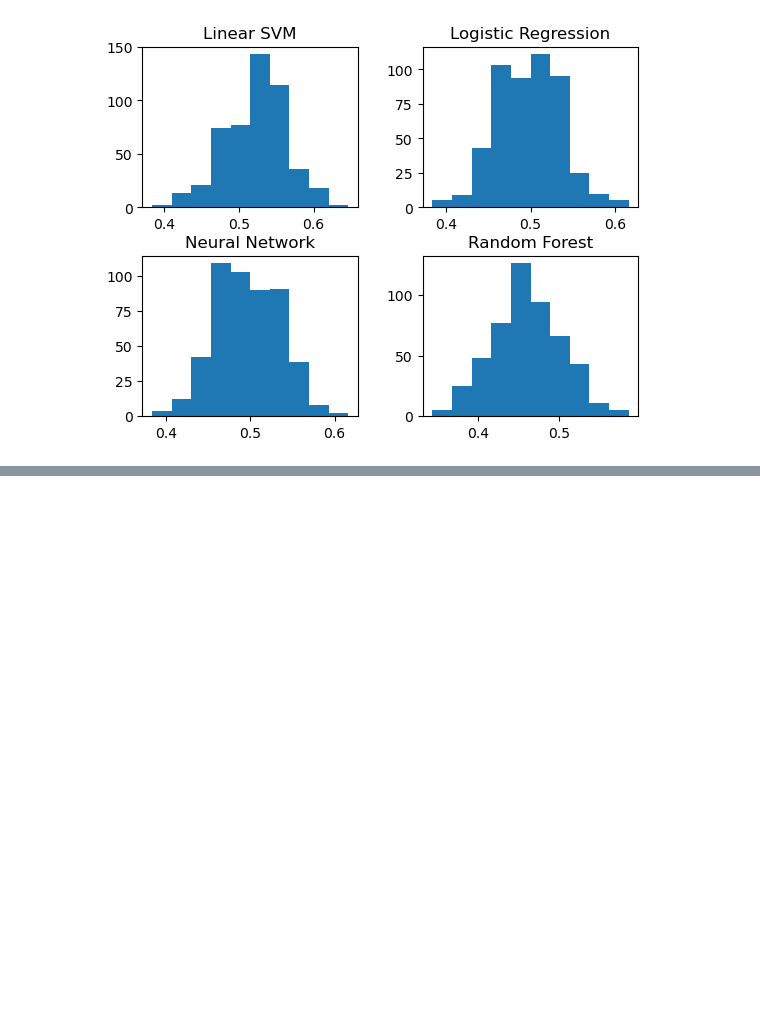
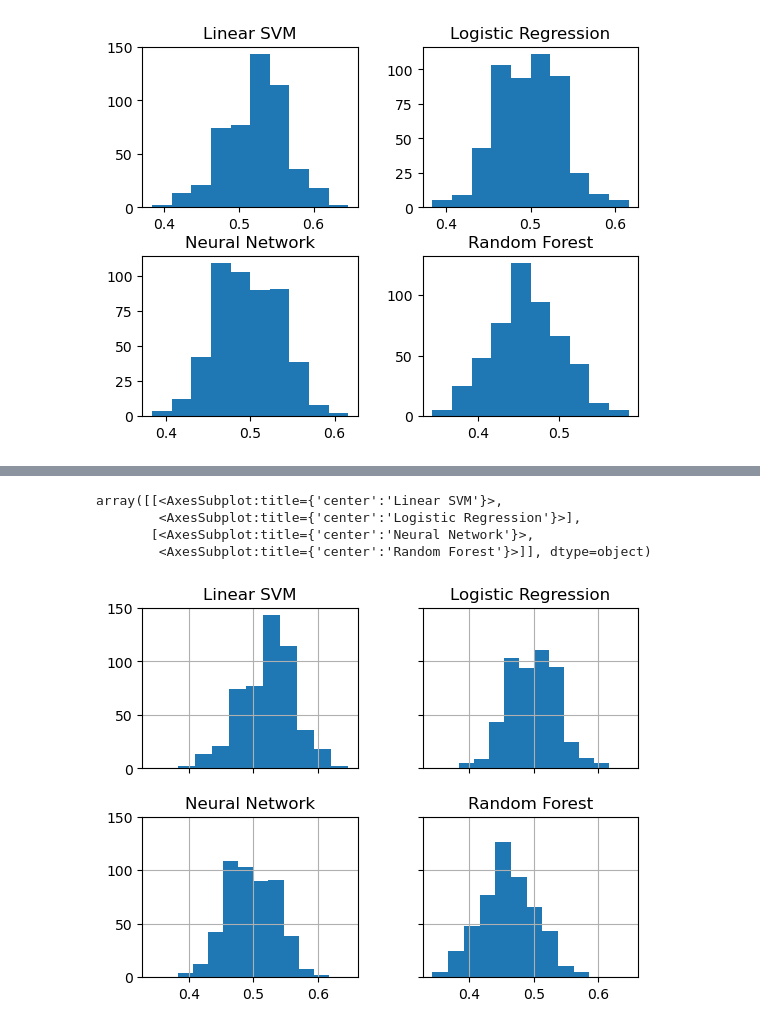
Before and after one commit to Irnamosa/QuantumImage, a Jupyter notebook: kernel/featuremap/Orders_final.ipynb, the cells around one changed output, grey strips where cells are left out. Saved outputs shown, nothing was run; the diff lists cells and outputs as text; code cells hidden in the pictures; blank space fills up the shorter version.

Commit message:
Accuracy graph

```diff
--- a/kernel/featuremap/Orders_final.ipynb
+++ b/kernel/featuremap/Orders_final.ipynb
@@ -284,0 +305,8 @@ array([[<AxesSubplot:title={'center':'Linear SVM'}>,
+# %%
+scores.hist(sharex=True, sharey=True)
+# %% [output]
+array([[<AxesSubplot:title={'center':'Linear SVM'}>,
+        <AxesSubplot:title={'center':'Logistic Regression'}>],
+       [<AxesSubplot:title={'center':'Neural Network'}>,
+        <AxesSubplot:title={'center':'Random Forest'}>]], dtype=object)
+[figure, added]
```
Also changed, not shown: parts of 4 cells of this notebook.
